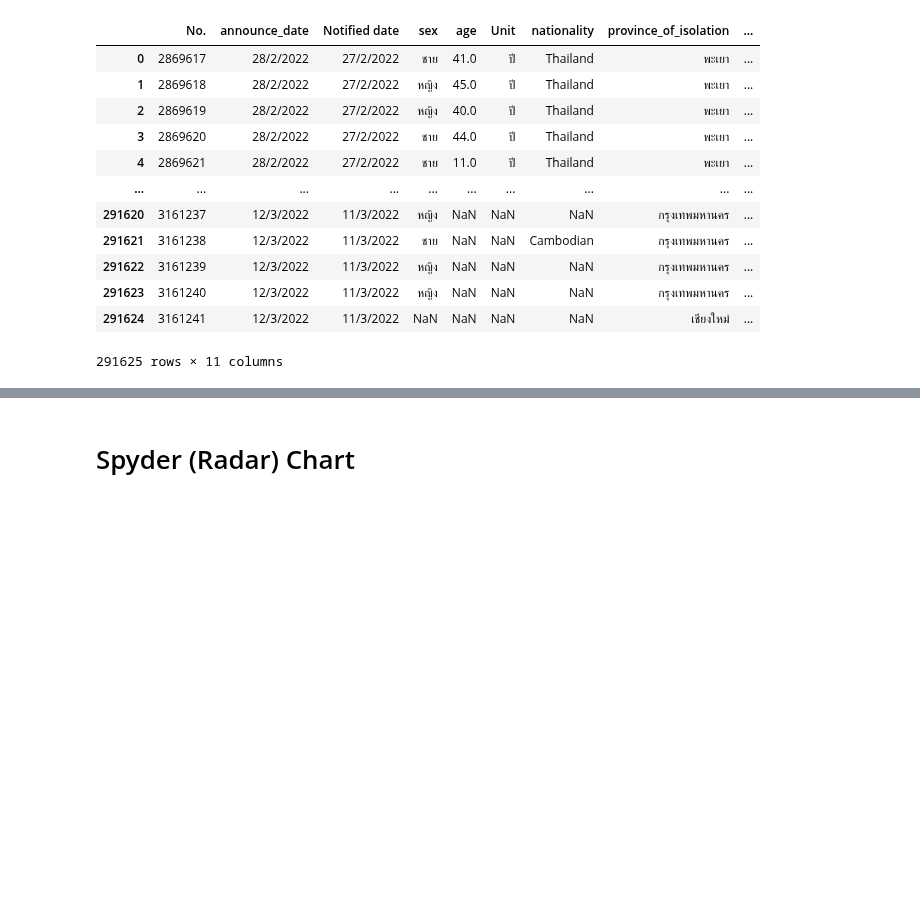
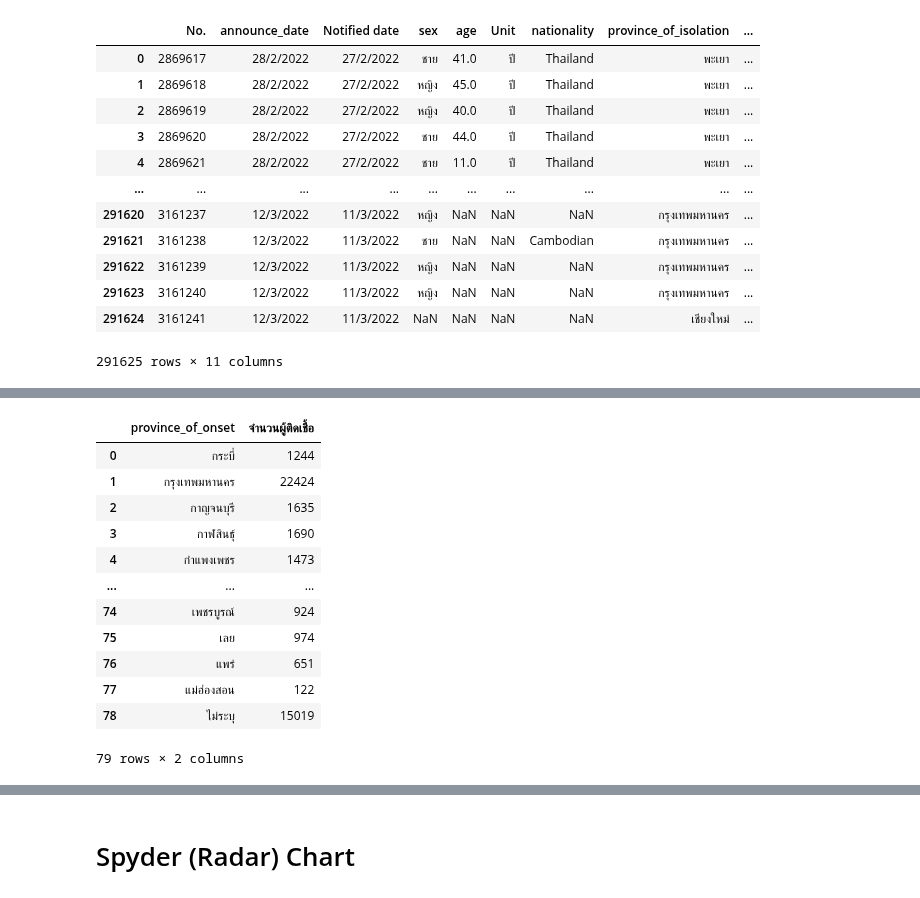
Before and after one commit to kittimaxz/data_viz_2022, a Jupyter notebook: DataViz04_Data_Comparison.ipynb, the cells around one changed output, grey strips where cells are left out. Saved outputs shown, nothing was run; the diff lists cells and outputs as text; code cells hidden in the pictures; blank space fills up the shorter version.

```diff
--- a/DataViz04_Data_Comparison.ipynb
+++ b/DataViz04_Data_Comparison.ipynb
@@ -493,0 +642,18 @@ data_covid
+# %%
+# หาจำนวนผู้ป่วยของแต่ละจังหวัด และทำการเปลี่ยนชื่อคอลัมน์เป็น จำนวนผู้ติดชื่อ
+data = data_date.groupby('province_of_onset').size().reset_index(name = 'จำนวนผู้ติดเชื้อ')
+data
+# %% [output]
+|  | province_of_onset | จำนวนผู้ติดเชื้อ |
+| 0 | กระบี่ | 1244 |
+| 1 | กรุงเทพมหานคร | 22424 |
+| 2 | กาญจนบุรี | 1635 |
+| 3 | กาฬสินธุ์ | 1690 |
+| 4 | กำแพงเพชร | 1473 |
+| ... | ... | ... |
+| 74 | เพชรบูรณ์ | 924 |
+| 75 | เลย | 974 |
+| 76 | แพร่ | 651 |
+| 77 | แม่ฮ่องสอน | 122 |
+| 78 | ไม่ระบุ | 15019 |
+79 rows × 2 columns
```
Also changed, not shown: parts of 19 cells of this notebook.
